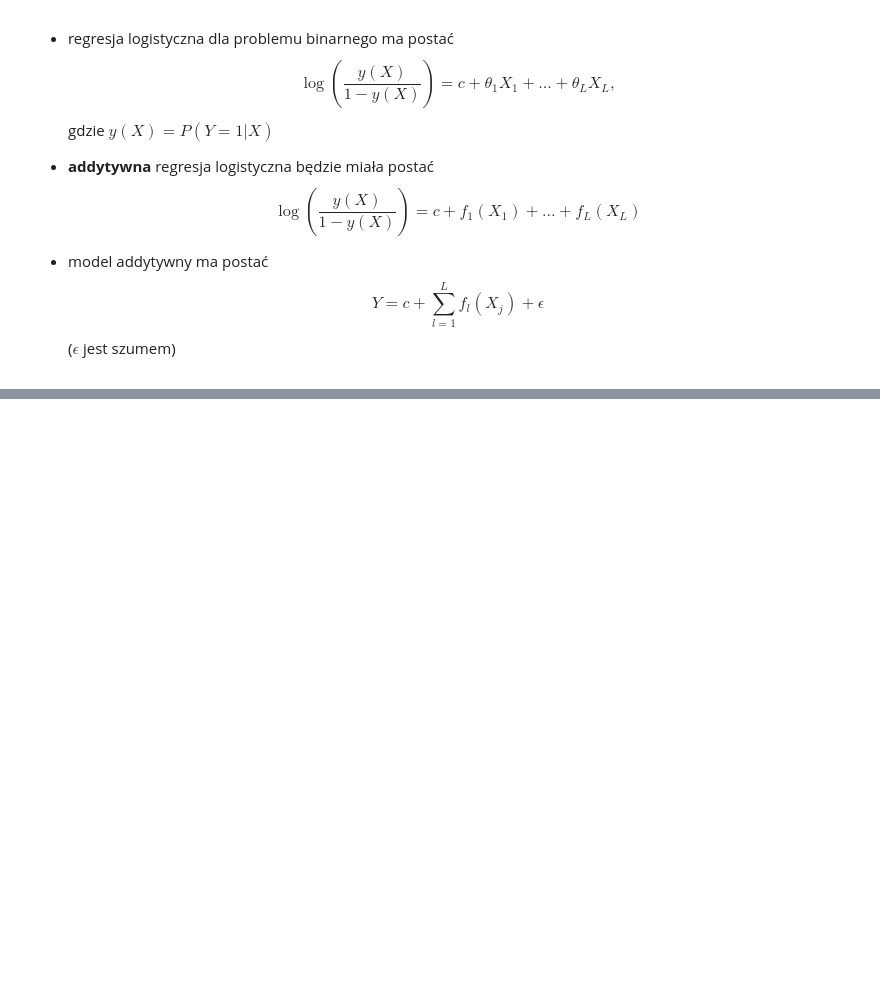
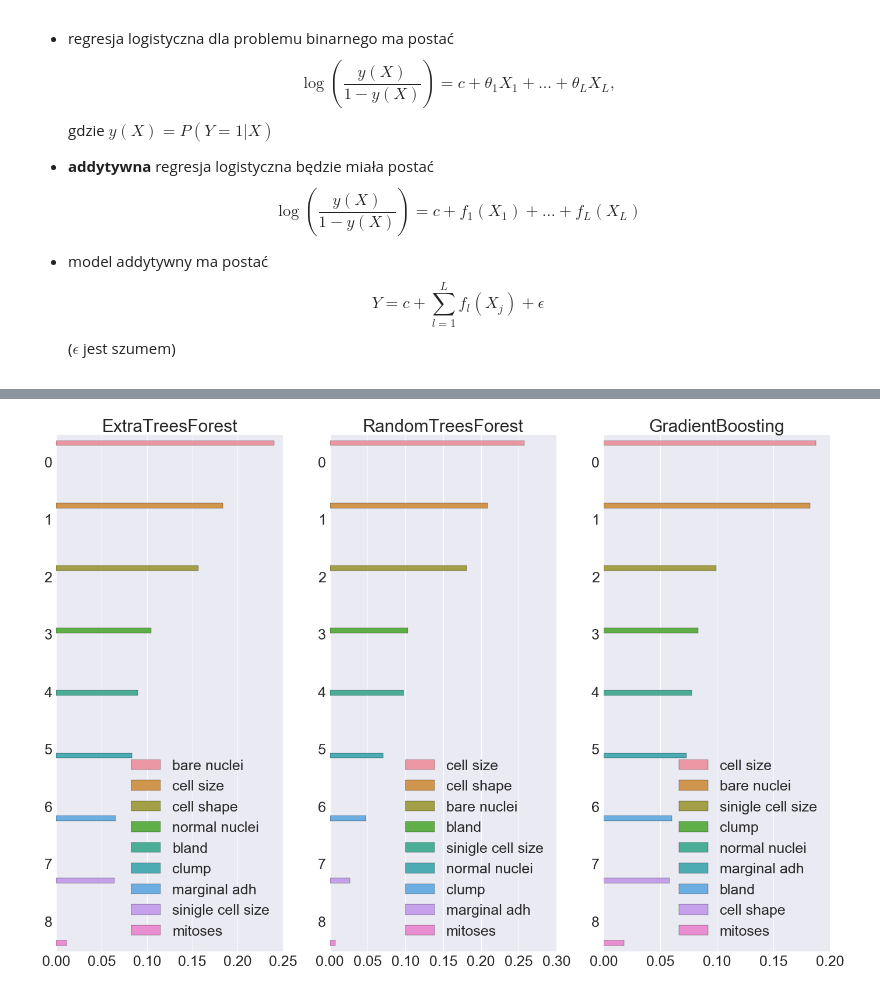
Before and after one commit to igorpodolak/mum2016, a Jupyter notebook: mum2016-4-combining-models.ipynb, the cells around one changed output, grey strips where cells are left out. Cells and saved outputs as stored; diff of their text form; code cells hidden in the pictures; blank space fills up the shorter version.

Commit message:
boosting completed

```diff
--- a/mum2016-4-combining-models.ipynb
+++ b/mum2016-4-combining-models.ipynb
@@ -424,0 +585,26 @@ loss_functions()
+# %%
+def importance(n_estimators = 30):
+    with open('breast-cancer-wisconsin.tab', 'r') as f:
+        data = np.genfromtxt(f, delimiter='\t')
+    X = data[3:, :-1]
+    y = data[3:, -1]
+    names = ['clump', 'cell size', 'cell shape', 'marginal adh',
+             'sinigle cell size', 'bare nuclei', 'bland', 'normal nuclei', 'mitoses']
+    fig, ax = plt.subplots(1, 3, figsize=(20,14))
+    ensemble_name = ('ExtraTreesForest', 'RandomTreesForest', 'GradientBoosting')
+    sns.set(font_scale=2.5)
+    for k, forest in enumerate([ExtraTreesClassifier(n_estimators=n_estimators,
+                                                    random_state=0),
+                               RandomForestClassifier(n_estimators=n_estimators,
+                                                      random_state=0),
+                               GradientBoostingClassifier(n_estimators=n_estimators)]):
+        forest.fit(X, y)
+        imp = forest.feature_importances_
+        ind = np.argsort(imp)[::-1]
+        ax[k].set_title(ensemble_name[k])
+        sns.barplot(imp[ind], range(X.shape[1]), hue=[names[i] for i in ind], orient='h', ax=ax[k])
+    fig.tight_layout()
+# %%
+importance(n_estimators=500)
+# %% [output]
+[figure, added]
```
Also changed, not shown: parts of 18 cells of this notebook.
